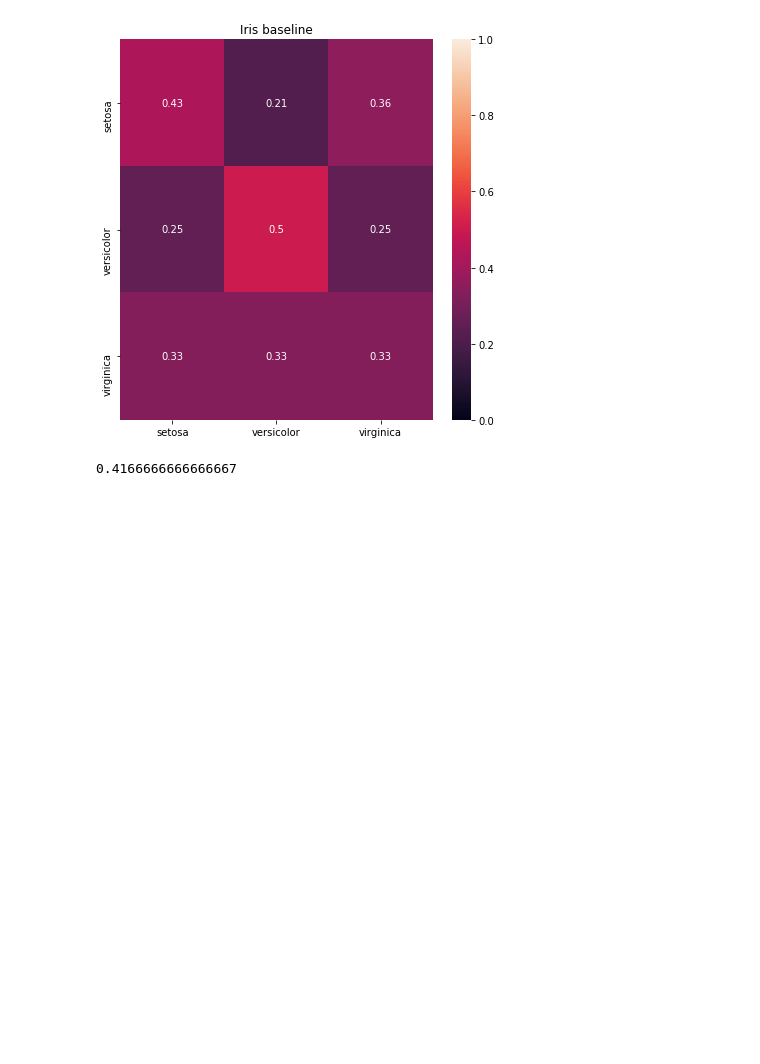
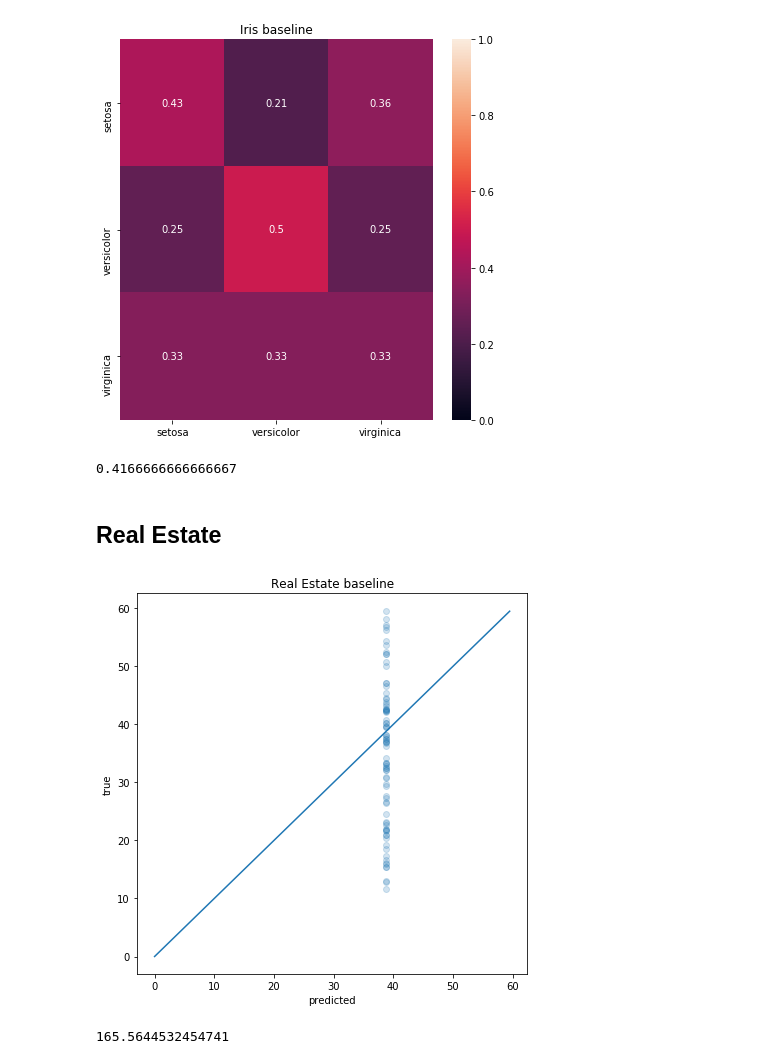
Before and after one commit to SimonMcDonnell/Dissertation, a Jupyter notebook: baseline_models.ipynb, the cells around one changed output. Drawn from its saved outputs; the diff is of its cells as text; code cells hidden in the pictures; blank space fills up the shorter version.

Commit message:
Baseline for real estate

```diff
--- a/baseline_models.ipynb
+++ b/baseline_models.ipynb
@@ -107,3 +107,18 @@ plot_confusion(pred.argmax(axis=1), y_test.argmax(axis=1), ['setosa', 'versicolo
 accuracy_score(pred.argmax(axis=1), y_test.argmax(axis=1))
 # %% [output]
 0.4166666666666667
+# %% [markdown]
+## Real Estate
+# %%
+X_train, X_val, X_test, y_train, y_val, y_test = prepare_real_estate()
+# %%
+reg = DummyRegressor()
+reg.fit(X_train, y_train)
+pred = reg.predict(X_test)
+plot_predictions(pred, y_test, 'Real Estate baseline', 'graphs/real_estate/test/real_estate_baseline.pdf')
+# %% [output]
+[figure, added]
+# %%
+msse(pred, y_test)
+# %% [output]
+165.5644532454741
```
Also changed, not shown: parts of 1 cell of this notebook, 1 other file.
